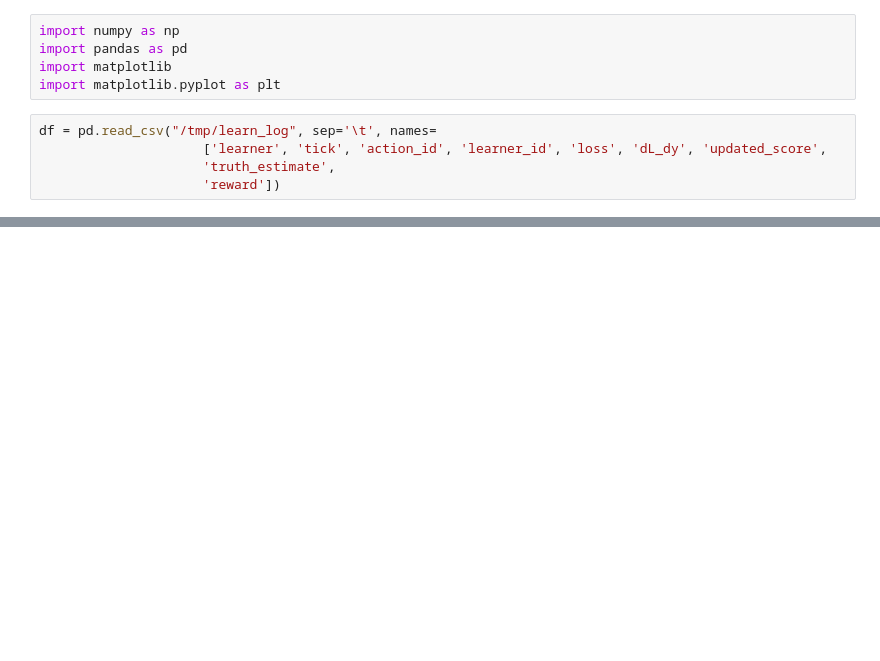
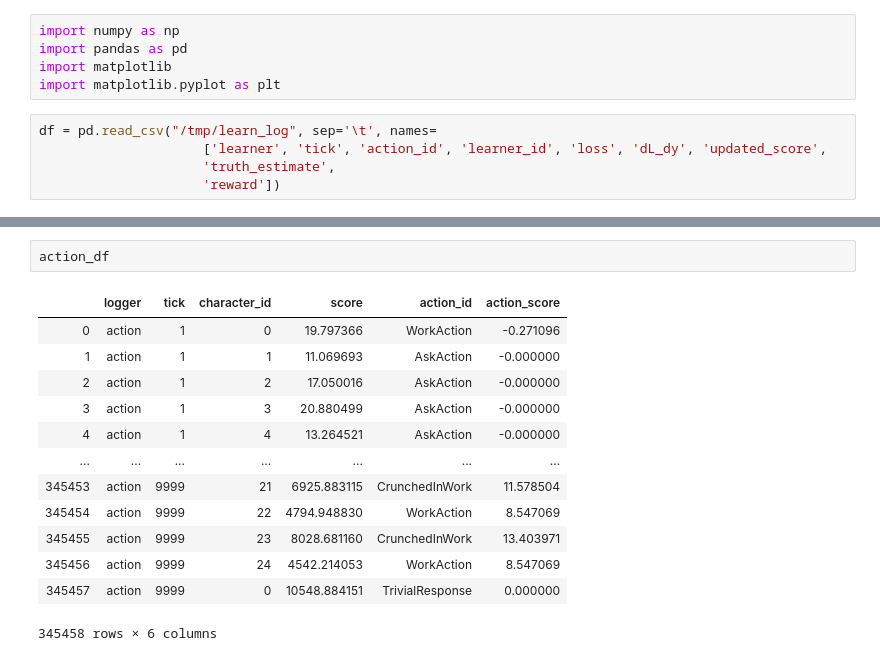
Before and after one commit to gerner/cvc, a Jupyter notebook: notebooks/learning.ipynb, the cells around one changed output, grey strips where cells are left out. Cells and saved outputs as stored; diff of their text form; blank space fills up the shorter version.

```diff
--- a/notebooks/learning.ipynb
+++ b/notebooks/learning.ipynb
@@ -93,0 +98,16 @@ pivot.tail()
+# %%
+action_df
+# %% [output]
+|  | logger | tick | character_id | score | action_id | action_score |
+| 0 | action | 1 | 0 | 19.797366 | WorkAction | -0.271096 |
+| 1 | action | 1 | 1 | 11.069693 | AskAction | -0.000000 |
+| 2 | action | 1 | 2 | 17.050016 | AskAction | -0.000000 |
+| 3 | action | 1 | 3 | 20.880499 | AskAction | -0.000000 |
+| 4 | action | 1 | 4 | 13.264521 | AskAction | -0.000000 |
+| ... | ... | ... | ... | ... | ... | ... |
+| 345453 | action | 9999 | 21 | 6925.883115 | CrunchedInWork | 11.578504 |
+| 345454 | action | 9999 | 22 | 4794.948830 | WorkAction | 8.547069 |
+| 345455 | action | 9999 | 23 | 8028.681160 | CrunchedInWork | 13.403971 |
+| 345456 | action | 9999 | 24 | 4542.214053 | WorkAction | 8.547069 |
+| 345457 | action | 9999 | 0 | 10548.884151 | TrivialResponse | 0.000000 |
+345458 rows × 6 columns
```
Also changed, not shown: parts of 13 cells of this notebook.
